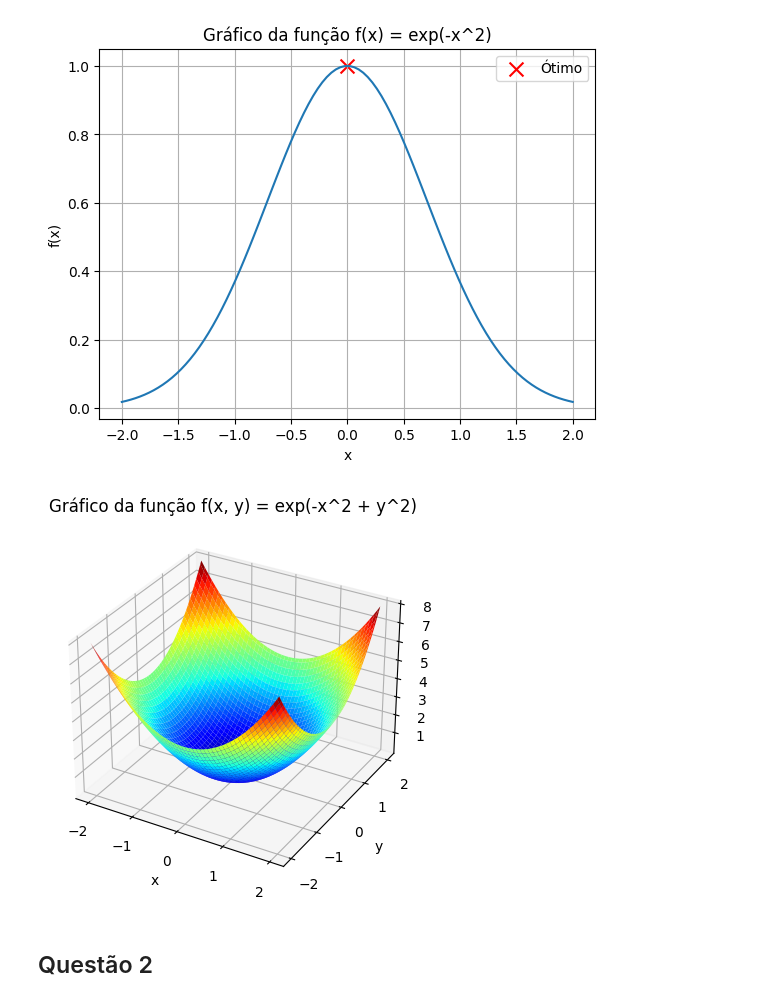
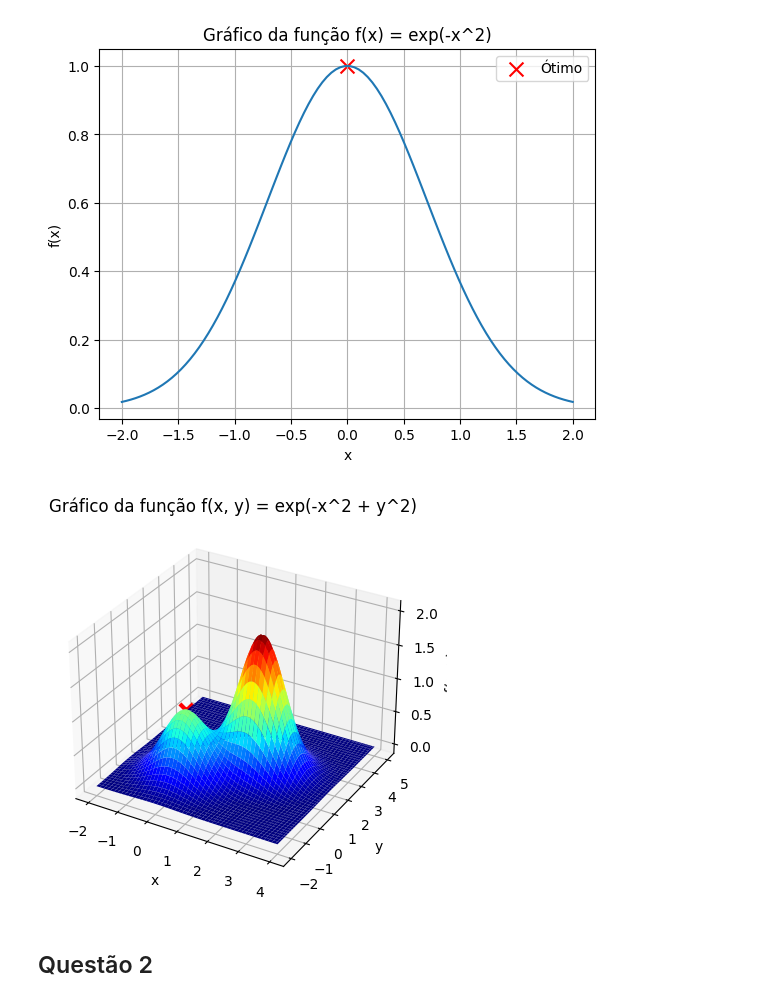
Before and after one commit to HiIamZeref/Trabalho-AV1-IA, a Jupyter notebook: main.ipynb, the cells around one changed output. Drawn from its saved outputs; the diff is of its cells as text; code cells hidden in the pictures.

```diff
--- a/main.ipynb
+++ b/main.ipynb
@@ -107,43 +106,46 @@ def hillClimbing2(f, x0, y0, e= 0.1, max_iter= 1000, max_vizinhos= 1000):
 
     return xAtual, yAtual, fAtual
 # %%
-from mpl_toolkits.mplot3d import Axes3D
 # Definir a função
 def f(x, y):
     return x**2 + y**2
 
 def f2(x, y):
-    return np.exp(-(x**2 + y**2)) + 2*np.exp(-(x-1.7)**2 + (y-1.7)**2)
+    return np.exp(-(x**2 + y**2)) + 2*np.exp(-((x-1.7)**2 + (y-1.7)**2))
 
 
-dominioX = (-2, 2)
-dominioY = (-2, 2)
+dominioX = (-2, 4)
+dominioY = (-2, 5)
 
 
 def plotarFuncao3D(f, dominioX, dominioY, funcaoNome= 'f(x, y)') -> None:
     """
     Plota a função f em 3D usando o domínio fornecido.
     """
     fig = plt.figure()
     ax = fig.add_subplot(projection='3d')
 
     x = np.linspace(dominioX[0], dominioX[1], 100)
     y = np.linspace(dominioY[0], dominioY[1], 100)
     X, Y = np.meshgrid(x, y)
     Z = f(X, Y)
 
     ax.plot_surface(X, Y, Z, cmap= 'jet')
 
+    # Marcar o ponto ótimo
+    x1_otimo, x2_otimo, f_otimo= hillClimbing2(f, dominioX[0], dominioY[0])
+    ax.scatter (x1_otimo , x2_otimo , f_otimo , marker= 'x',s= 90, linewidth= 3, color='red', label= 'Ótimo')
+
     ax.set_xlabel('x')
     ax.set_ylabel('y')
     ax.set_zlabel('f(x, y)')
     ax.set_title(f'Gráfico da função {funcaoNome}')
 
     plt.show()
 
-plotarFuncao3D(f, dominioX, dominioY, 'f(x, y) = exp(-x^2 + y^2)')
+plotarFuncao3D(f2, dominioX, dominioY, 'f(x, y) = exp(-x^2 + y^2)')
 # %% [output]
-[figure, old version]
+[figure, new version]
 # %% [markdown]
 ## Questão 2
 # %% [markdown]
```
Also changed, not shown: parts of 8 cells of this notebook, 1 other file.
